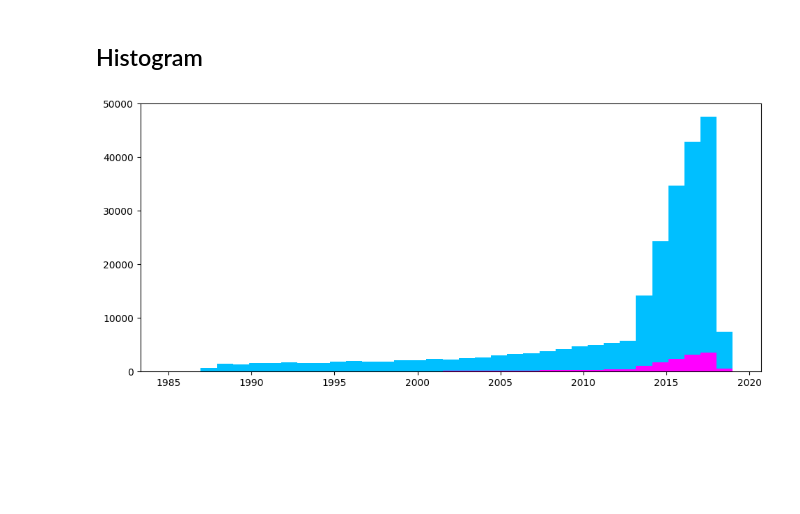
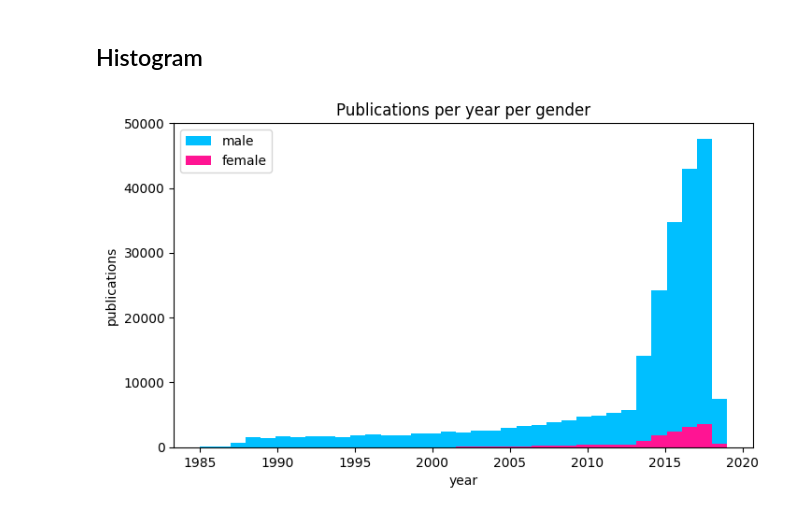
Before and after one commit to Azalurg/Data-Science-and-ML, a Jupyter notebook: matplotlib_project.ipynb, the cells around one changed output. Saved outputs shown, nothing was run; the diff lists cells and outputs as text; code cells hidden in the pictures; blank space fills up the shorter version.

```diff
--- a/matplotlib_project.ipynb
+++ b/matplotlib_project.ipynb
@@ -74,14 +74,19 @@ plt.show()
 # %%
 df['gender'] = df['firstname'].apply(lambda x: str(x)[-1] not in ['a'])
 
 fig, ax = plt.subplots()
 
-fig.set_figheight(5)
-fig.set_figwidth(11.5)
+fig.set_figheight(4.5)
+fig.set_figwidth(8)
 
-ax.hist(df.query("gender == True and 1985 <= year <= 2024")["year"], bins=35, color="deepskyblue")
-ax.hist(df.query("gender == False and 1985 <= year <= 2024")["year"], bins=35, color="magenta")
+ax.set_title("Publications per year per gender")
+ax.set_xlabel("year")
+ax.set_ylabel("publications")
+
+ax.hist(df.query("gender == True and 1985 <= year <= 2024")["year"], bins=35, color="deepskyblue", label="male")
+ax.hist(df.query("gender == False and 1985 <= year <= 2024")["year"], bins=35, color="deeppink", label="female")
+ax.legend()
 
 plt.show()
 # %% [output]
-[figure, old version]
+[figure, new version]
```
Also changed, not shown: parts of 2 cells of this notebook.
